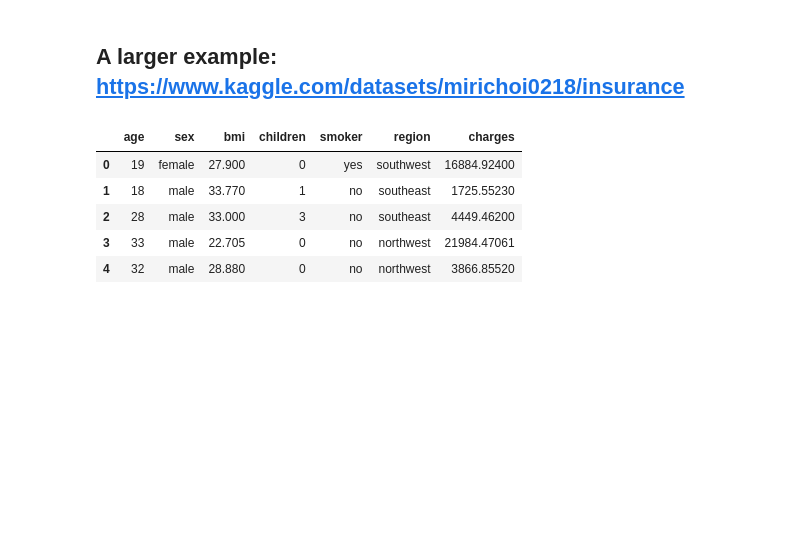
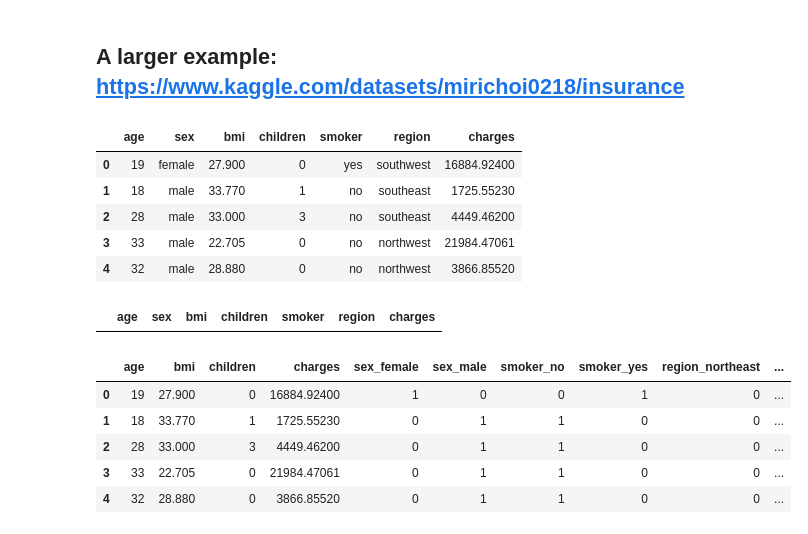
Before and after one commit to terrysu64/Machine-Learning-and-Data-Science-Projects, a Jupyter notebook: neural_network_regression.ipynb, the cells around one changed output. Cells and saved outputs as stored; diff of their text form; code cells hidden in the pictures; blank space fills up the shorter version.

```diff
--- a/neural_network_regression.ipynb
+++ b/neural_network_regression.ipynb
@@ -315,3 +314,19 @@ df.head()
 | 2 | 28 | male | 33.000 | 3 | no | southeast | 4449.46200 |
 | 3 | 33 | male | 22.705 | 0 | no | northwest | 21984.47061 |
 | 4 | 32 | male | 28.880 | 0 | no | northwest | 3866.85520 |
+# %%
+null_data = df[df.isnull().any(axis=1)]
+null_data
+# %% [output]
+|  | age | sex | bmi | children | smoker | region | charges |
+# %%
+#one-hot econding
+df = pd.get_dummies(df)
+df.head()
+# %% [output]
+|  | age | bmi | children | charges | sex_female | sex_male | smoker_no | smoker_yes | region_northeast | ... |
+| 0 | 19 | 27.900 | 0 | 16884.92400 | 1 | 0 | 0 | 1 | 0 | ... |
+| 1 | 18 | 33.770 | 1 | 1725.55230 | 0 | 1 | 1 | 0 | 0 | ... |
+| 2 | 28 | 33.000 | 3 | 4449.46200 | 0 | 1 | 1 | 0 | 0 | ... |
+| 3 | 33 | 22.705 | 0 | 21984.47061 | 0 | 1 | 1 | 0 | 0 | ... |
+| 4 | 32 | 28.880 | 0 | 3866.85520 | 0 | 1 | 1 | 0 | 0 | ... |
```
Also changed, not shown: parts of 23 cells of this notebook.
